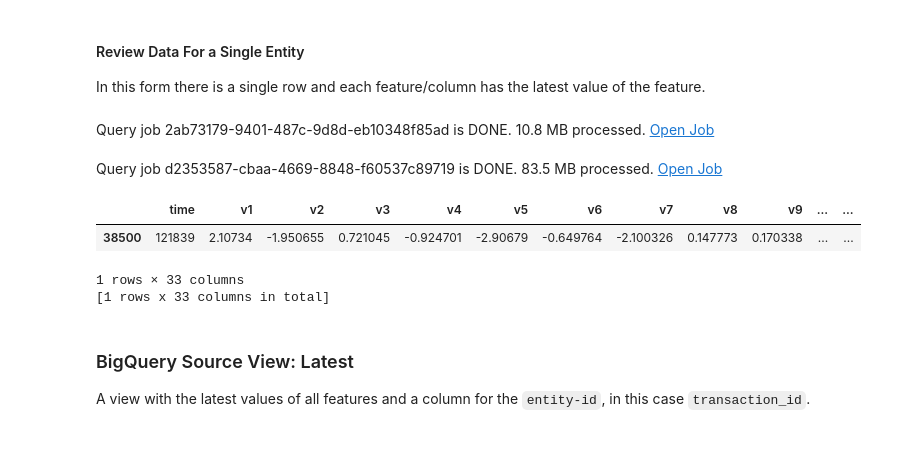
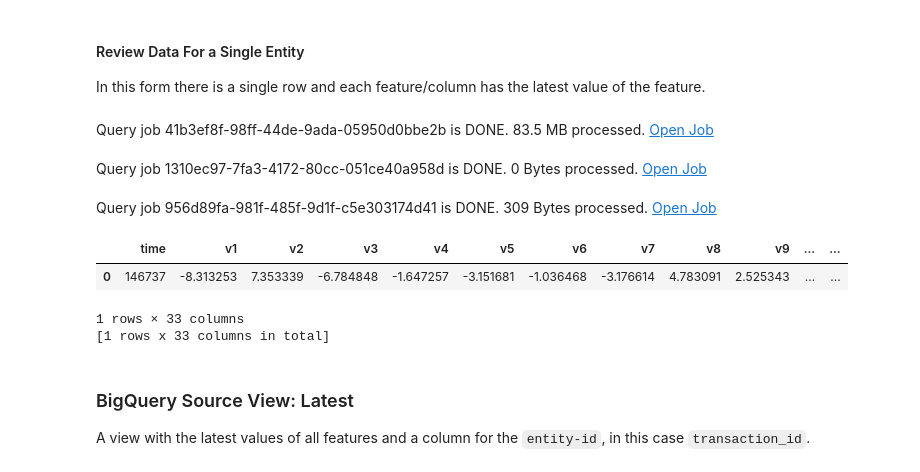
Before and after one commit to statmike/vertex-ai-mlops, a Jupyter notebook: Feature Store/Feature Store.ipynb, the cells around one changed output. Saved outputs shown, nothing was run; the diff lists cells and outputs as text; code cells hidden in the pictures; blank space fills up the shorter version.

```diff
--- a/Feature Store/Feature Store.ipynb
+++ b/Feature Store/Feature Store.ipynb
@@ -282,14 +306,16 @@ bq_job.result()
 In this form there is a single row and each feature/column has the latest value of the feature.
 # %%
 source_raw = bpd.read_gbq(f'{BQ_PROJECT}.{BQ_DATASET}.{BQ_TABLE}_fs_raw')
-source_raw[source_raw['transaction_id'] == 'a50e10db-3573-4749-9ecb-309f5a4dc987']
-# %% [output]
-Query job 2ab73179-9401-487c-9d8d-eb10348f85ad is DONE. 10.8 MB processed. Open Job
-Query job d2353587-cbaa-4669-8848-f60537c89719 is DONE. 83.5 MB processed. Open Job
-|  | time | v1 | v2 | v3 | v4 | v5 | v6 | v7 | v8 | v9 | ... | ... |
-| 38500 | 121839 | 2.10734 | -1.950655 | 0.721045 | -0.924701 | -2.90679 | -0.649764 | -2.100326 | 0.147773 | 0.170338 | ... | ... |
-1 rows × 33 columns
-[1 rows x 33 columns in total]
+# %%
+source_raw[source_raw['transaction_id'] == transaction_ids[0]]
+# %% [output]
+Query job 41b3ef8f-98ff-44de-9ada-05950d0bbe2b is DONE. 83.5 MB processed. Open Job
+Query job 1310ec97-7fa3-4172-80cc-051ce40a958d is DONE. 0 Bytes processed. Open Job
+Query job 956d89fa-981f-485f-9d1f-c5e303174d41 is DONE. 309 Bytes processed. Open Job
+|  | time | v1 | v2 | v3 | v4 | v5 | v6 | v7 | v8 | v9 | ... | ... |
+| 0 | 146737 | -8.313253 | 7.353339 | -6.784848 | -1.647257 | -3.151681 | -1.036468 | -3.176614 | 4.783091 | 2.525343 | ... | ... |
+1 rows × 33 columns
+[1 rows x 33 columns in total]
 # %% [markdown]
 ### BigQuery Source View: Latest
 
```
Also changed, not shown: parts of 82 cells of this notebook.
